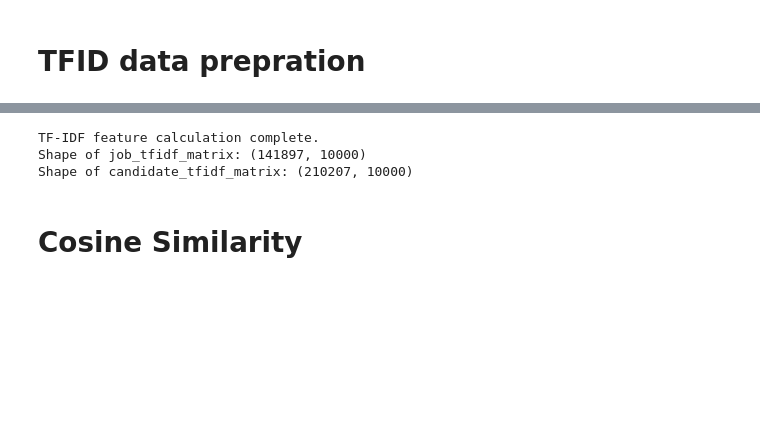
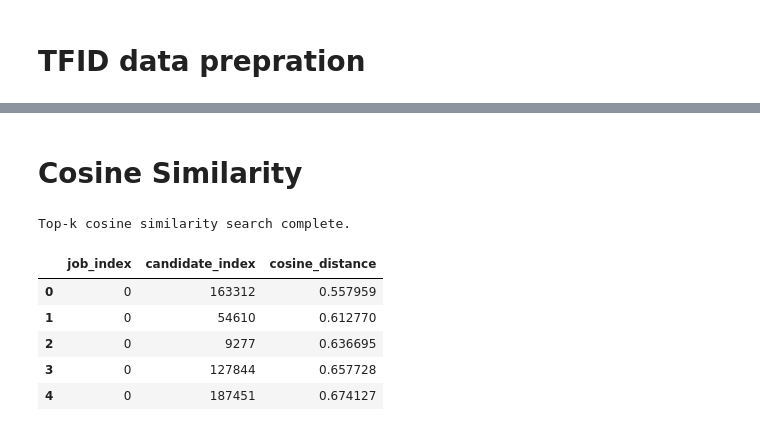
Before and after one commit to devprithvi/DijniResumeRanking, a Jupyter notebook: Preprocessing.ipynb, the cells around one changed output, grey strips where cells are left out. Drawn from its saved outputs; the diff is of its cells as text; code cells hidden in the pictures; blank space fills up the shorter version.

```diff
--- a/Preprocessing.ipynb
+++ b/Preprocessing.ipynb
@@ -1375,28 +1356,36 @@ Sample of cvs_df_cleaned with 'candidate_text':
 cvs_df_cleaned = df_temp
 # %%
 jobs_df_cleaned = df_temp_jobs_df_cleaned
-# %%
-from sklearn.feature_extraction.text import TfidfVectorizer
-
-# Initialize TF-IDF Vectorizer
-# Consider adjusting max_features, min_df, max_df, and ngram_range based on your data and needs
-tfidf_vectorizer = TfidfVectorizer(stop_words='english', max_features=10000) # Adjust max_features as needed
-
-# Fit the vectorizer on the combined text data from both jobs and candidates
-# This ensures the vocabulary is built from the entire corpus
-all_text = pd.concat([jobs_df_cleaned['job_text'], cvs_df_cleaned['candidate_text']]).astype(str)
-tfidf_vectorizer.fit(all_text)
-
-# Transform the job and candidate text data into TF-IDF vectors
-job_tfidf_matrix = tfidf_vectorizer.transform(jobs_df_cleaned['job_text'].astype(str))
-candidate_tfidf_matrix = tfidf_vectorizer.transform(cvs_df_cleaned['candidate_text'].astype(str))
-
-print("TF-IDF feature calculation complete.")
-print("Shape of job_tfidf_matrix:", job_tfidf_matrix.shape)
-print("Shape of candidate_tfidf_matrix:", candidate_tfidf_matrix.shape)
-# %% [output]
-TF-IDF feature calculation complete.
-Shape of job_tfidf_matrix: (141897, 10000)
-Shape of candidate_tfidf_matrix: (210207, 10000)
 # %% [markdown]
 # Cosine Similarity
+# %%
+from sklearn.neighbors import NearestNeighbors
+
+# Choose number of top similar candidates per job
+top_k = 10
+
+# Fit model on candidate vectors
+nn_model = NearestNeighbors(n_neighbors=top_k, metric='cosine', algorithm='brute')
+nn_model.fit(candidate_tfidf_matrix)
+
+# Find top candidates for each job
+distances, indices = nn_model.kneighbors(job_tfidf_matrix)
+
+print("Top-k cosine similarity search complete.")
+# %% [output]
+Top-k cosine similarity search complete.
+# %%
+top_k_matches = pd.DataFrame({
+    'job_index': np.repeat(np.arange(job_tfidf_matrix.shape[0]), top_k),
+    'candidate_index': indices.flatten(),
+    'cosine_distance': distances.flatten()
+})
+
+top_k_matches.head()
+# %% [output]
+|  | job_index | candidate_index | cosine_distance |
+| 0 | 0 | 163312 | 0.557959 |
+| 1 | 0 | 54610 | 0.612770 |
+| 2 | 0 | 9277 | 0.636695 |
+| 3 | 0 | 127844 | 0.657728 |
+| 4 | 0 | 187451 | 0.674127 |
```
Also changed, not shown: parts of 19 cells of this notebook, 2 other files.
